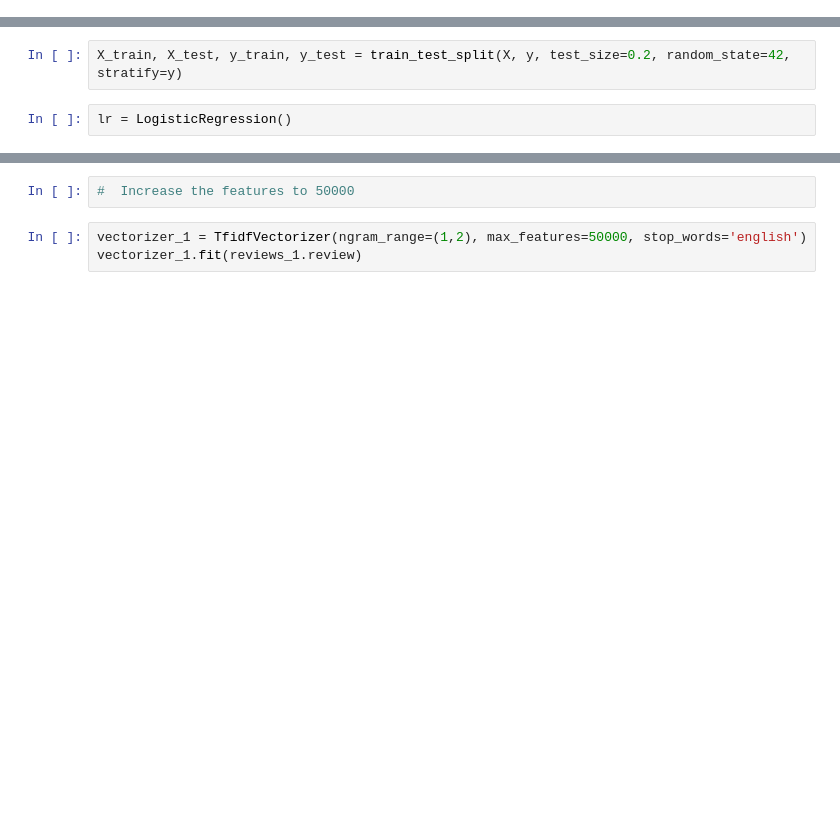
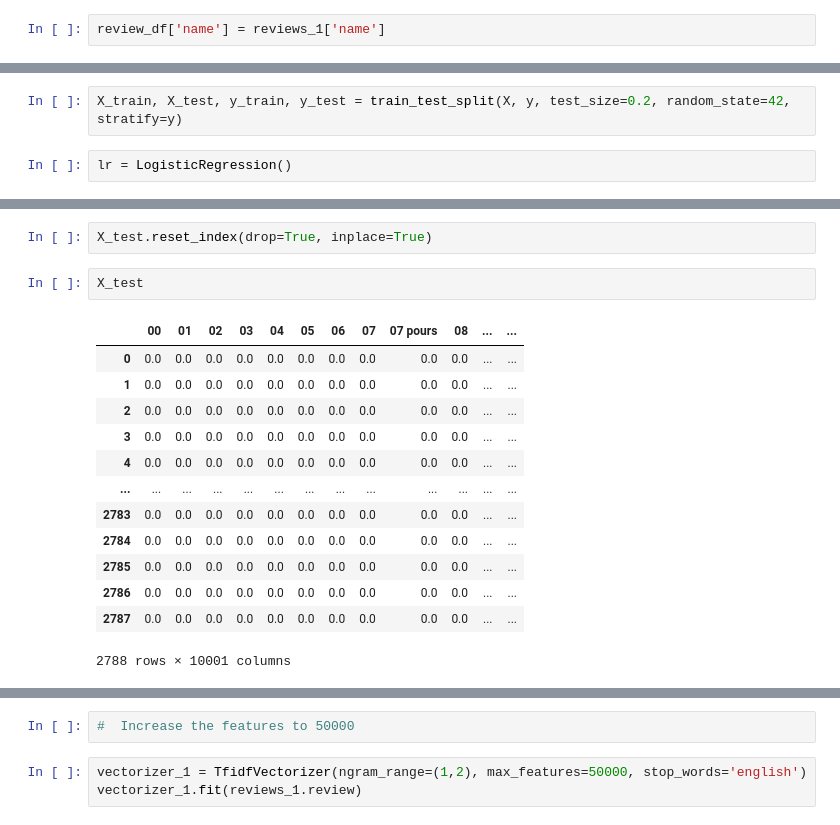
Before and after one commit to saurin33/final_project, a Jupyter notebook: sentiment_analysis.ipynb, the cells around one changed output, grey strips where cells are left out. Drawn from its saved outputs; the diff is of its cells as text; blank space fills up the shorter version.

```diff
--- a/sentiment_analysis.ipynb
+++ b/sentiment_analysis.ipynb
@@ -445,5 +489,7 @@ review_df
 # %%
 review_df['sentiment'] = reviews_1['sentiment_1']
+# %%
+review_df['name'] = reviews_1['name']
 # %%
 review_df.head()
 # %% [output]
@@ -493,0 +566,18 @@ Confusion Matrix:
+# %%
+X_test.reset_index(drop=True, inplace=True)
+# %%
+X_test
+# %% [output]
+|  | 00 | 01 | 02 | 03 | 04 | 05 | 06 | 07 | 07 pours | 08 | ... | ... |
+| 0 | 0.0 | 0.0 | 0.0 | 0.0 | 0.0 | 0.0 | 0.0 | 0.0 | 0.0 | 0.0 | ... | ... |
+| 1 | 0.0 | 0.0 | 0.0 | 0.0 | 0.0 | 0.0 | 0.0 | 0.0 | 0.0 | 0.0 | ... | ... |
+| 2 | 0.0 | 0.0 | 0.0 | 0.0 | 0.0 | 0.0 | 0.0 | 0.0 | 0.0 | 0.0 | ... | ... |
+| 3 | 0.0 | 0.0 | 0.0 | 0.0 | 0.0 | 0.0 | 0.0 | 0.0 | 0.0 | 0.0 | ... | ... |
+| 4 | 0.0 | 0.0 | 0.0 | 0.0 | 0.0 | 0.0 | 0.0 | 0.0 | 0.0 | 0.0 | ... | ... |
+| ... | ... | ... | ... | ... | ... | ... | ... | ... | ... | ... | ... | ... |
+| 2783 | 0.0 | 0.0 | 0.0 | 0.0 | 0.0 | 0.0 | 0.0 | 0.0 | 0.0 | 0.0 | ... | ... |
+| 2784 | 0.0 | 0.0 | 0.0 | 0.0 | 0.0 | 0.0 | 0.0 | 0.0 | 0.0 | 0.0 | ... | ... |
+| 2785 | 0.0 | 0.0 | 0.0 | 0.0 | 0.0 | 0.0 | 0.0 | 0.0 | 0.0 | 0.0 | ... | ... |
+| 2786 | 0.0 | 0.0 | 0.0 | 0.0 | 0.0 | 0.0 | 0.0 | 0.0 | 0.0 | 0.0 | ... | ... |
+| 2787 | 0.0 | 0.0 | 0.0 | 0.0 | 0.0 | 0.0 | 0.0 | 0.0 | 0.0 | 0.0 | ... | ... |
+2788 rows × 10001 columns
```
Also changed, not shown: parts of 56 cells of this notebook.
